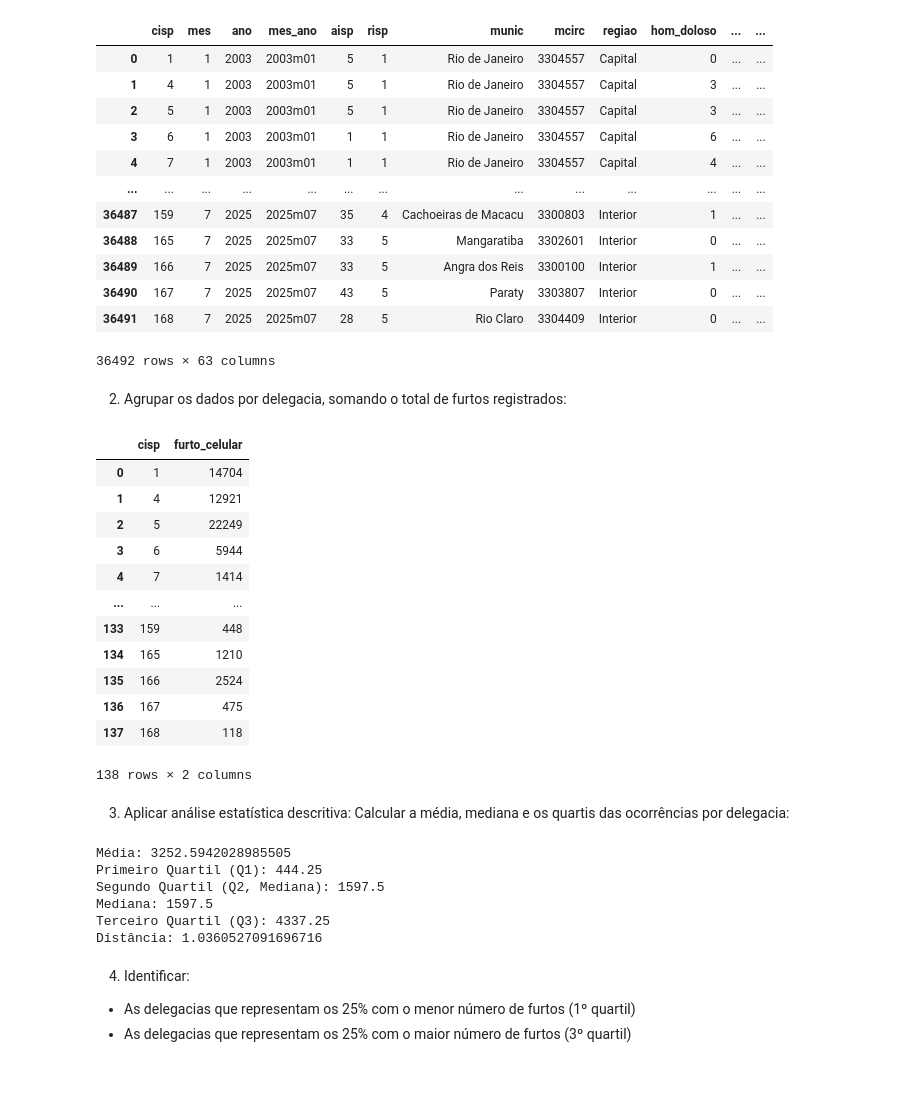
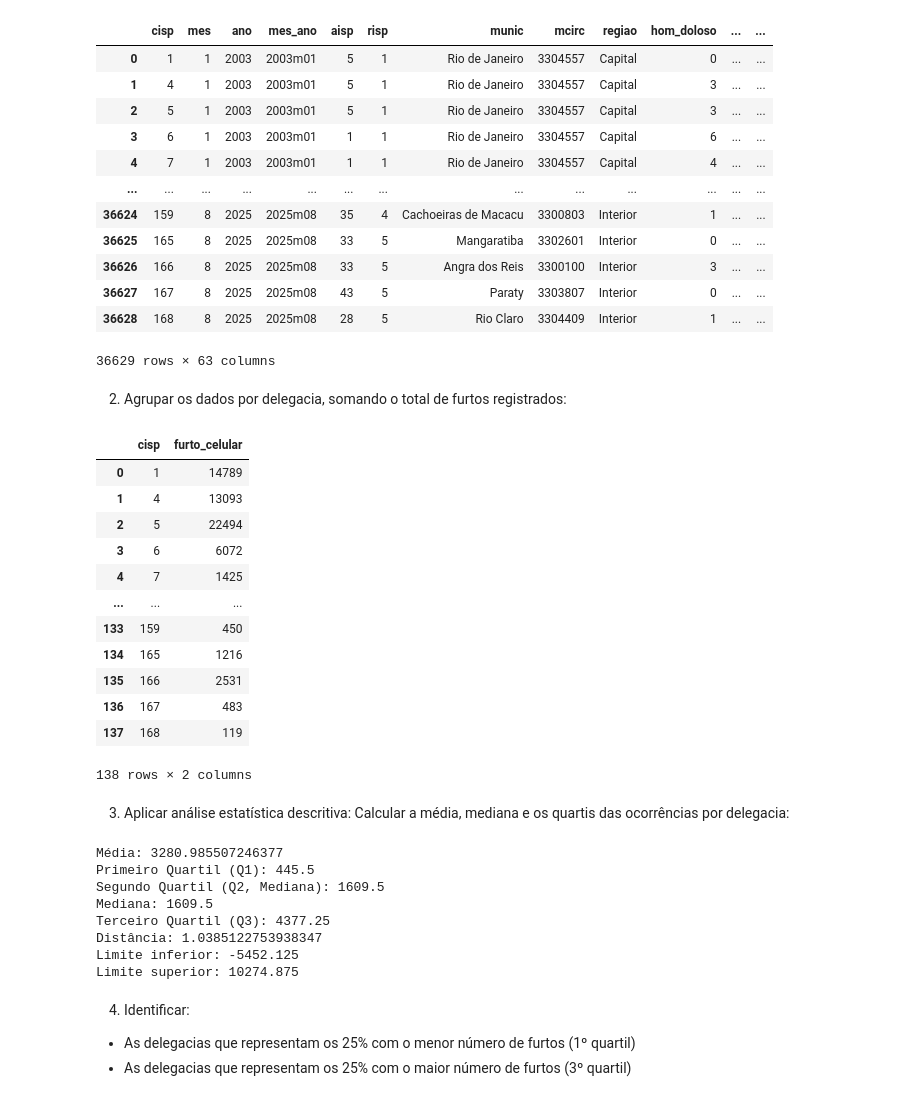
Before and after one commit to Fani-Oliveira/Repo_Senac, a Jupyter notebook: DESAFIO_ANALITICO.ipynb, the cells around one changed output. Saved outputs shown, nothing was run; the diff lists cells and outputs as text; code cells hidden in the pictures.

```diff
--- a/DESAFIO_ANALITICO.ipynb
+++ b/DESAFIO_ANALITICO.ipynb
@@ -2,22 +2,22 @@
 import numpy as np
 import pandas as pd
 # %%
-ocorrencias = pd.read_csv('BaseDPEvolucaoMensalCisp.csv', sep= ';', encoding= 'latin1')
+ocorrencias = pd.read_csv('https://www.ispdados.rj.gov.br/Arquivos/BaseDPEvolucaoMensalCisp.csv', sep= ';', encoding= 'latin1')
 ocorrencias
 # %% [output]
 |  | cisp | mes | ano | mes_ano | aisp | risp | munic | mcirc | regiao | hom_doloso | ... | ... |
 | 0 | 1 | 1 | 2003 | 2003m01 | 5 | 1 | Rio de Janeiro | 3304557 | Capital | 0 | ... | ... |
 | 1 | 4 | 1 | 2003 | 2003m01 | 5 | 1 | Rio de Janeiro | 3304557 | Capital | 3 | ... | ... |
 | 2 | 5 | 1 | 2003 | 2003m01 | 5 | 1 | Rio de Janeiro | 3304557 | Capital | 3 | ... | ... |
 | 3 | 6 | 1 | 2003 | 2003m01 | 1 | 1 | Rio de Janeiro | 3304557 | Capital | 6 | ... | ... |
 | 4 | 7 | 1 | 2003 | 2003m01 | 1 | 1 | Rio de Janeiro | 3304557 | Capital | 4 | ... | ... |
 | ... | ... | ... | ... | ... | ... | ... | ... | ... | ... | ... | ... | ... |
-| 36487 | 159 | 7 | 2025 | 2025m07 | 35 | 4 | Cachoeiras de Macacu | 3300803 | Interior | 1 | ... | ... |
-| 36488 | 165 | 7 | 2025 | 2025m07 | 33 | 5 | Mangaratiba | 3302601 | Interior | 0 | ... | ... |
-| 36489 | 166 | 7 | 2025 | 2025m07 | 33 | 5 | Angra dos Reis | 3300100 | Interior | 1 | ... | ... |
-| 36490 | 167 | 7 | 2025 | 2025m07 | 43 | 5 | Paraty | 3303807 | Interior | 0 | ... | ... |
-| 36491 | 168 | 7 | 2025 | 2025m07 | 28 | 5 | Rio Claro | 3304409 | Interior | 0 | ... | ... |
+| 36624 | 159 | 8 | 2025 | 2025m08 | 35 | 4 | Cachoeiras de Macacu | 3300803 | Interior | 1 | ... | ... |
+| 36625 | 165 | 8 | 2025 | 2025m08 | 33 | 5 | Mangaratiba | 3302601 | Interior | 0 | ... | ... |
+| 36626 | 166 | 8 | 2025 | 2025m08 | 33 | 5 | Angra dos Reis | 3300100 | Interior | 3 | ... | ... |
+| 36627 | 167 | 8 | 2025 | 2025m08 | 43 | 5 | Paraty | 3303807 | Interior | 0 | ... | ... |
+| 36628 | 168 | 8 | 2025 | 2025m08 | 28 | 5 | Rio Claro | 3304409 | Interior | 1 | ... | ... |
-36492 rows × 63 columns
+36629 rows × 63 columns
 # %% [markdown]
 2. Agrupar os dados por delegacia, somando o total de furtos registrados:
 # %%
@@ -25,17 +25,17 @@ ocorrencias_furto_cel = ocorrencias.groupby('cisp')['furto_celular'].sum().reset
 ocorrencias_furto_cel
 # %% [output]
 |  | cisp | furto_celular |
-| 0 | 1 | 14704 |
-| 1 | 4 | 12921 |
-| 2 | 5 | 22249 |
-| 3 | 6 | 5944 |
-| 4 | 7 | 1414 |
+| 0 | 1 | 14789 |
+| 1 | 4 | 13093 |
+| 2 | 5 | 22494 |
+| 3 | 6 | 6072 |
+| 4 | 7 | 1425 |
 | ... | ... | ... |
-| 133 | 159 | 448 |
-| 134 | 165 | 1210 |
-| 135 | 166 | 2524 |
-| 136 | 167 | 475 |
-| 137 | 168 | 118 |
+| 133 | 159 | 450 |
+| 134 | 165 | 1216 |
+| 135 | 166 | 2531 |
+| 136 | 167 | 483 |
+| 137 | 168 | 119 |
 138 rows × 2 columns
 # %% [markdown]
 3. Aplicar análise estatística descritiva:
@@ -58,13 +58,17 @@ print(f'Segundo Quartil (Q2, Mediana): {q2}')
 print(f'Mediana: {mediana}')
 print(f'Terceiro Quartil (Q3): {q3}')
 print(f'Distância: {distancia}')
+print(f'Limite inferior: {limite_inferior}')
+print(f'Limite superior: {limite_superior}')
 # %% [output]
-Média: 3252.5942028985505
-Primeiro Quartil (Q1): 444.25
-Segundo Quartil (Q2, Mediana): 1597.5
-Mediana: 1597.5
-Terceiro Quartil (Q3): 4337.25
-Distância: 1.0360527091696716
+Média: 3280.985507246377
+Primeiro Quartil (Q1): 445.5
+Segundo Quartil (Q2, Mediana): 1609.5
+Mediana: 1609.5
+Terceiro Quartil (Q3): 4377.25
+Distância: 1.0385122753938347
+Limite inferior: -5452.125
+Limite superior: 10274.875
 # %% [markdown]
 4. Identificar:
 - As delegacias que representam os 25% com o menor número de furtos (1º quartil)
```
Also changed, not shown: parts of 1 cell of this notebook, 3 other files.
